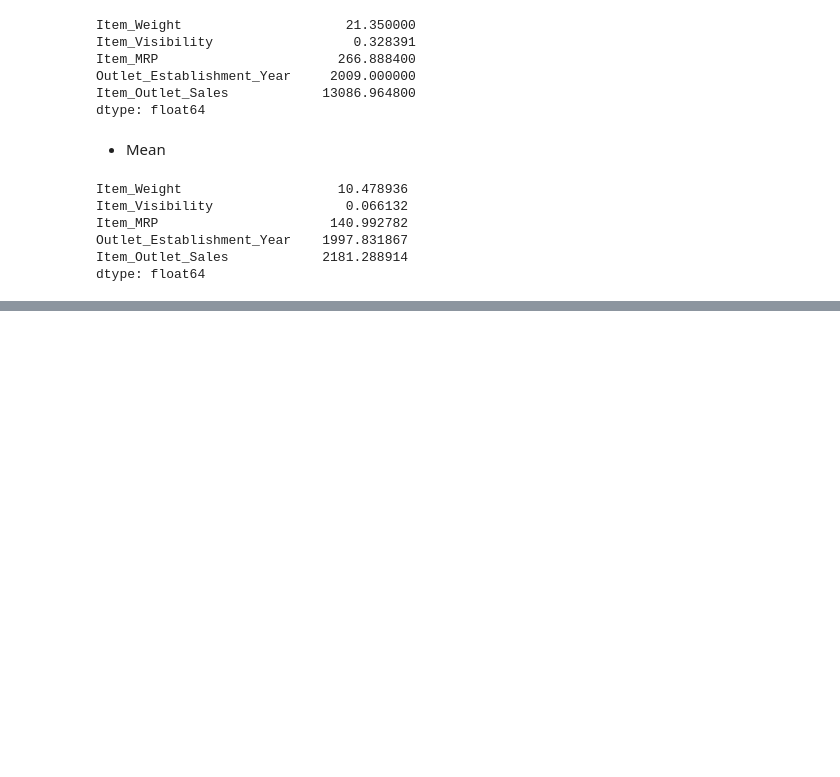
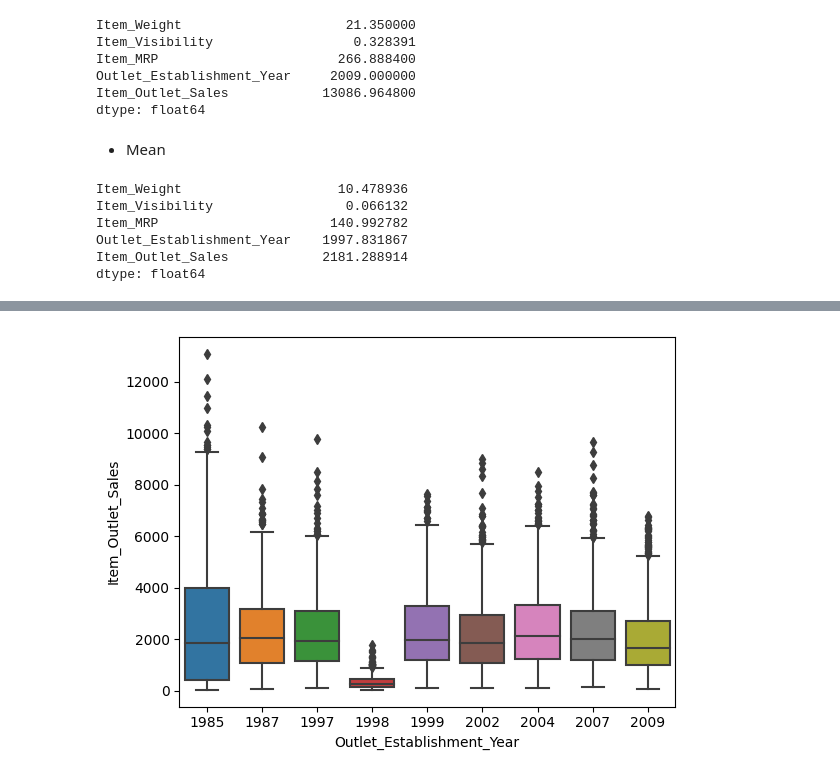
Before and after one commit to Mrammoss/Prediction-of-Product-Sales, a Jupyter notebook: Loading_Data.ipynb, the cells around one changed output, grey strips where cells are left out. Saved outputs shown, nothing was run; the diff lists cells and outputs as text; code cells hidden in the pictures; blank space fills up the shorter version.

```diff
--- a/Loading_Data.ipynb
+++ b/Loading_Data.ipynb
@@ -191,0 +205,4 @@ dtype: float64
+# %%
+ax = sns.boxplot(data=df, x='Outlet_Establishment_Year', y= 'Item_Outlet_Sales')
+# %% [output]
+[figure, added]
```
Also changed, not shown: parts of 8 cells of this notebook.
